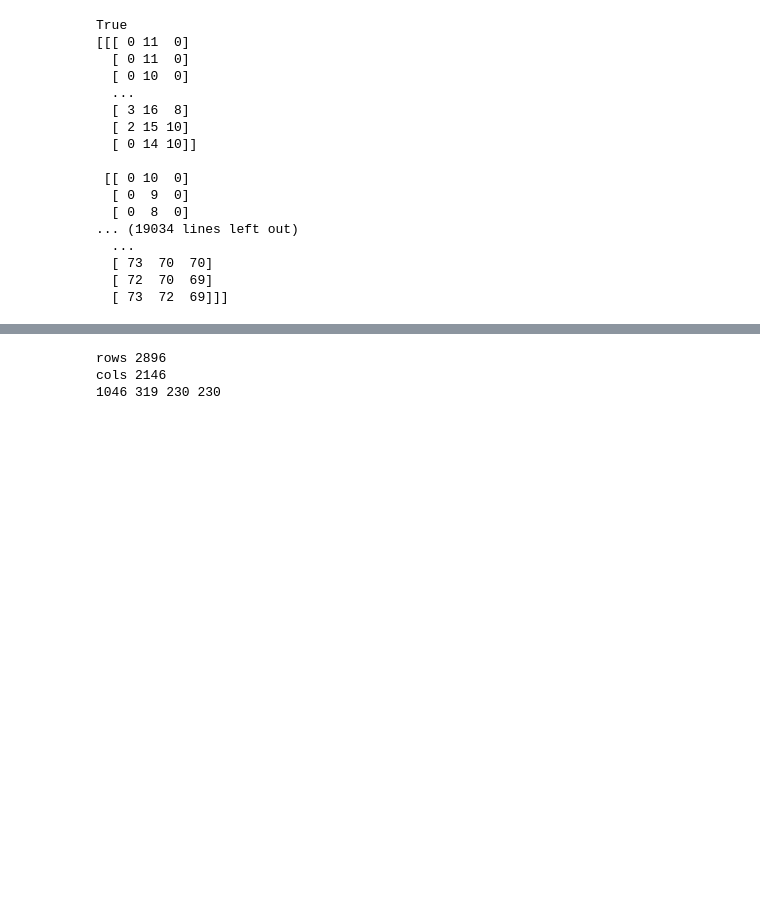
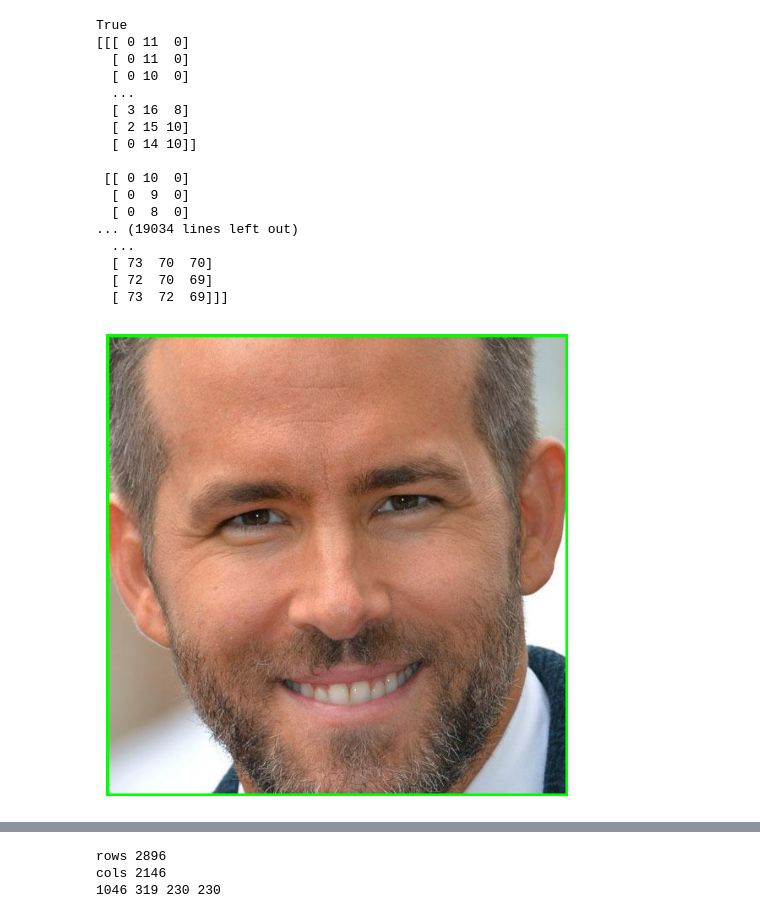
Before and after one commit to harshp1509/Facial-emotion-recognition-system-, a Jupyter notebook: Facial emotion recognition system.ipynb, the cells around one changed output, grey strips where cells are left out. Drawn from its saved outputs; the diff is of its cells as text; code cells hidden in the pictures; blank space fills up the shorter version.

```diff
--- a/Facial emotion recognition system.ipynb
+++ b/Facial emotion recognition system.ipynb
@@ -140,5 +166,7 @@ True
   [ 72  70  69]
   [ 73  72  69]]]
 # %%
-image_path="C:\\Users\\Harsh\\Pictures\\20210207_221321.jpg"
-img,x,y,w,h=face_detection_img(image_path)
+image_path="C:\\Users\\Harsh\\Pictures\\Major Project\\ryan.jpg"
+img,cimg=face_detection_img(image_path)
+# %% [output]
+[figure, added]
```
Also changed, not shown: parts of 19 cells of this notebook.
